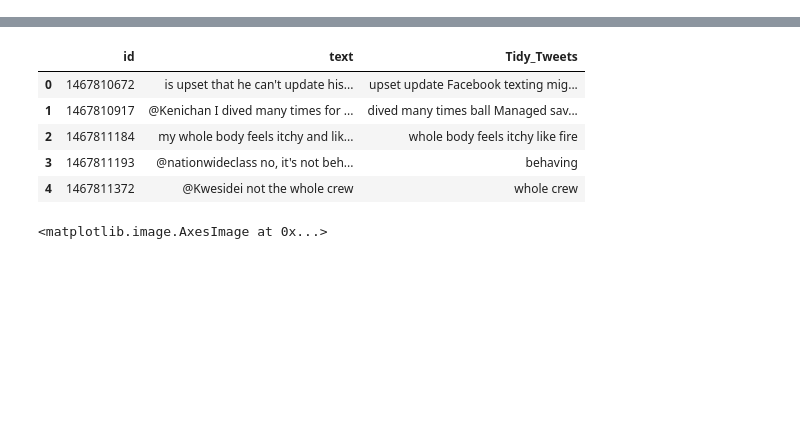
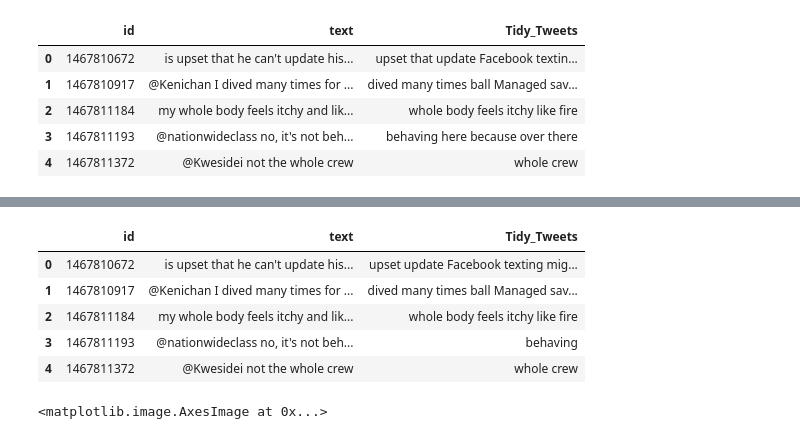
Before and after one commit to AnGafa/Sentiment-Analysis-from-Tweets, a Jupyter notebook: DataCleanupVisualized.ipynb, the cells around one changed output, grey strips where cells are left out. Saved outputs shown, nothing was run; the diff lists cells and outputs as text; code cells hidden in the pictures; blank space fills up the shorter version.

```diff
--- a/DataCleanupVisualized.ipynb
+++ b/DataCleanupVisualized.ipynb
@@ -62,3 +21,100 @@ combine.head()
+# %%
+from sklearn.feature_extraction.text import CountVectorizer
+import re
+import pandas as pd
+import numpy as np
+import matplotlib.pyplot as plt
+import seaborn as sns
+import string
+import nltk
+from nltk.corpus import stopwords
+
+train_original = pd.read_csv('./TrainingData/trainingdata2.csv')
+train_original.columns = ['target','id','date','flag','user','text']
+
+train=train_original[['id','text']]
+
+test = df[['UserKey', 'Tweet']]
+test.columns = ['id', 'text']
+
+combine = train.append(test,ignore_index=True,sort=True)
+
+#remove newlines
+combine['Tidy_Tweets'] = combine['text'].str.replace("\n"," ")
+
+#remove bot tweets
+combine = combine[combine['Tidy_Tweets'].str.contains("www.tweeteradder.com") == False]
+combine = combine[combine['Tidy_Tweets'].str.contains("www.tweeterfollow.com") == False]
+combine = combine[combine['Tidy_Tweets'].str.contains("I am lost. Please help me find a good home.") == False]
+combine = combine[combine['Tidy_Tweets'].str.contains("www.iamsoannoyed.com") == False]
+combine = combine[combine['Tidy_Tweets'].str.contains("if you like 2 laugh..have a good time..follow me..its just that simple") == False]
+combine = combine[combine['Tidy_Tweets'].str.contains("www.longestpoemintheworld.com") == False]
+combine = combine[combine['Tidy_Tweets'].str.contains("http://tr.im/lvBu") == False]
+combine = combine[combine['Tidy_Tweets'].str.contains("Not to worry, noone got that one. Next question starts in 1 minute, get your thinking caps on") == False]
+combine = combine[combine['Tidy_Tweets'].str.contains("Jogging, isnt REALLY that cool, especially if you've got a fever") == False]
+combine = combine[combine['Tidy_Tweets'].str.contains("www.m2e.asia") == False]
+combine = combine[combine['Tidy_Tweets'].str.contains("This is a status update to twitter from ICE") == False]
+combine = combine[combine['Tidy_Tweets'].str.contains("http://www.4officeautomation.com") == False]
+combine = combine[combine['Tidy_Tweets'].str.contains("want to write with you but I cant") == False]
+combine = combine[combine['Tidy_Tweets'].str.contains("#iloveyou") == False]
+combine = combine[combine['Tidy_Tweets'].str.contains("Try commands like 'Buy 30 #tag' or 'Sell 30 #tag'") == False]
+combine = combine[combine['Tidy_Tweets'].str.contains("Mickey!&quot; plz plz plz") == False]
+combine = combine[combine['Tidy_Tweets'].str.contains("http://bit.ly/votetom") == False]
+combine = combine[combine['Tidy_Tweets'].str.contains("http://tr.im/jFd7") == False]
+combine = combine[combine['Tidy_Tweets'].str.contains("http://bit.ly/h6jwq") == False]
+combine = combine[combine['Tidy_Tweets'].str.contains("http://bit.ly/CZHD8") == False]
+combine = combine[combine['Tidy_Tweets'].str.contains("http://www.4officeautomation.com") == False]
+combine = combine[combine['Tidy_Tweets'].str.contains("http://plurk.com/p/uj475") == False]
+combine = combine[combine['Tidy_Tweets'].str.contains("http://plurk.com/p/11kf40") == False]
+combine = combine[combine['Tidy_Tweets'].str.contains("http://www.4hoursmusic.com") == False]
+combine = combine[combine['Tidy_Tweets'].str.contains("Selly i`m begging you.") == False]
+combine = combine[combine['Tidy_Tweets'].str.contains("http://tr.im/sunnyinseattle") == False]
+combine = combine[combine['Tidy_Tweets'].str.contains("http://bit.ly/anQjU") == False]
+combine = combine[combine['Tidy_Tweets'].str.contains("she loves you! pleaseee!") == False]
+combine = combine[combine['Tidy_Tweets'].str.contains("http://tinyurl.com/SusanBoylePoll") == False]
+combine = combine[combine['Tidy_Tweets'].str.contains("my mom was just asking if i could work") == False]
+combine = combine[combine['Tidy_Tweets'].str.contains("I am so so so so so bored of studying") == False]
+combine = combine[combine['Tidy_Tweets'].str.contains("says good morning") == False]
+combine = combine[combine['Tidy_Tweets'].str.contains("says Good morning") == False]
+combine = combine[combine['Tidy_Tweets'].str.contains("says Good Morning") == False]
+combine = combine[combine['Tidy_Tweets'].str.contains("says good evening") == False]
+combine = combine[combine['Tidy_Tweets'].str.contains("http://bit.ly/s7D91") == False]
+combine = combine[combine['Tidy_Tweets'].str.contains("http://bit.ly/1864ml") == False]
+combine = combine[combine['Tidy_Tweets'].str.contains("xoxo thx soo much for saying") == False]
+combine = combine[combine['Tidy_Tweets'].str.contains("My friends made me join") == False]
+combine = combine[combine['Tidy_Tweets'].str.contains("Shame about your job  have you thought about") == False]
+combine = combine[combine['Tidy_Tweets'].str.contains("are you looking for a home-based job?") == False]
+combine = combine[combine['Tidy_Tweets'].str.contains("my web to chat with me") == False]
+combine = combine[combine['Tidy_Tweets'].str.contains("You got facebook?") == False]
+combine = combine[combine['Tidy_Tweets'].str.contains("http://FreeTheaters.com...") == False]
+combine = combine[combine['Tidy_Tweets'].str.contains("says good evening") == False]
+
+def remove_pattern(text,pattern):
+
+    # re.findall() finds the pattern i.e @user and puts it in a list for further task
+    r = re.findall(pattern,text)
+
+    # re.sub() removes @user from the sentences in the dataset
+    for i in r:
+        text = re.sub(i,"",text)
+
+    return text
+
+# remove twitter handles (@user)
+combine['Tidy_Tweets'] = np.vectorize(remove_pattern)(combine['text'], "@[\w]*")
+#remove special characters, numbers, punctuations
+combine['Tidy_Tweets'] = combine['Tidy_Tweets'].str.replace("[^a-zA-Z#]", " ")
+#remove short words (length < 3)
+combine['Tidy_Tweets'] = combine['Tidy_Tweets'].apply(lambda x: ' '.join([w for w in x.split() if len(w)>3]))
+
+combine.head()
+# %% [output]
+|  | id | text | Tidy_Tweets |
+| 0 | 1467810672 | is upset that he can't update his... | upset that update Facebook textin... |
+| 1 | 1467810917 | @Kenichan I dived many times for ... | dived many times ball Managed sav... |
+| 2 | 1467811184 | my whole body feels itchy and lik... | whole body feels itchy like fire |
+| 3 | 1467811193 | @nationwideclass no, it's not beh... | behaving here because over there |
+| 4 | 1467811372 | @Kwesidei not the whole crew | whole crew |
 # %%
 '''from nltk import PorterStemmer
 
```
Also changed, not shown: parts of 6 cells of this notebook, 1 other file.
